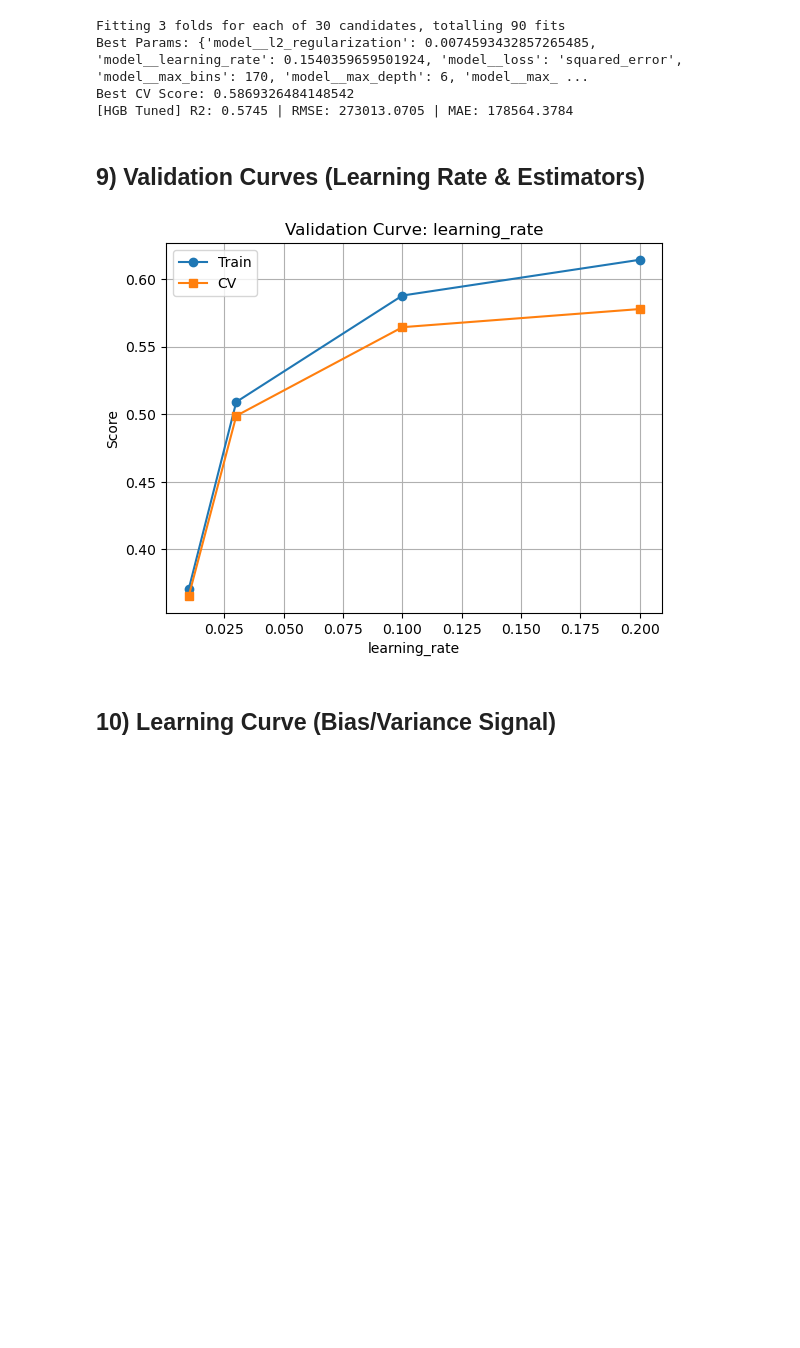
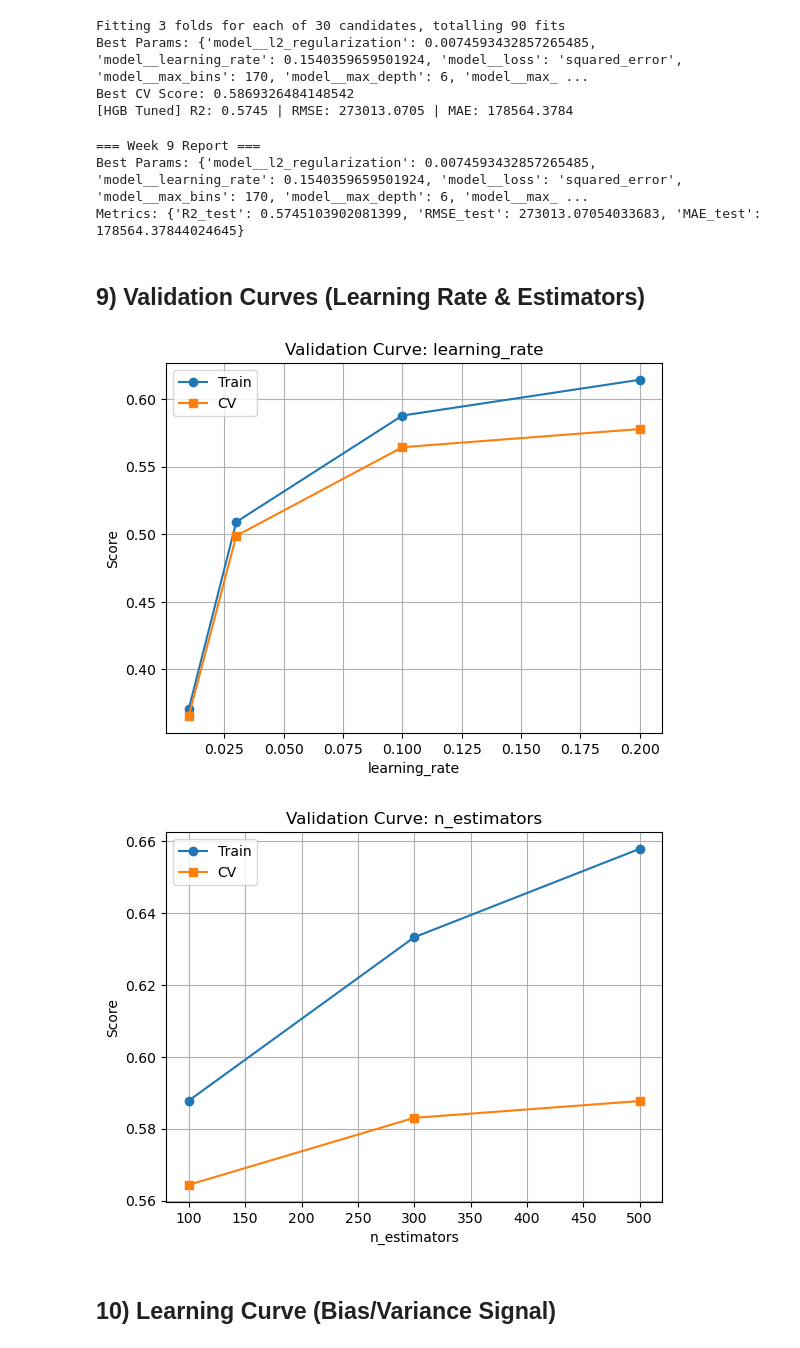
Before and after one commit to tetianakravchuk/Data-Science-Capstone, a Jupyter notebook: Wk9_JupyterNotebook_Kravchuk.ipynb, the cells around one changed output. Drawn from its saved outputs; the diff is of its cells as text; code cells hidden in the pictures; blank space fills up the shorter version.

```diff
--- a/Wk9_JupyterNotebook_Kravchuk.ipynb
+++ b/Wk9_JupyterNotebook_Kravchuk.ipynb
@@ -39,6 +39,10 @@ from sklearn.ensemble import GradientBoostingRegressor, GradientBoostingClassifi
 
 import matplotlib.pyplot as plt
 
+from tempfile import TemporaryDirectory
+_cache = TemporaryDirectory()
+PIPE_MEM = _cache.name
+
 RANDOM_STATE = 42
 np.set_printoptions(suppress=True)
 pd.set_option('display.max_columns', 100)
@@ -239,7 +243,7 @@ else:
 pipe = Pipeline([
     ("preprocessor", preprocessor),
     ("model", base_model)
-])
+], memory=PIPE_MEM)
 
 
 pipe.fit(X_train, y_train)
@@ -248,7 +252,7 @@ pipe.fit(X_train, y_train)
 if task == "regression":
     y_pred = pipe.predict(X_test)
     r2 = r2_score(y_test, y_pred)
-    mse = mean_squared_error(y_test, y_pred)   # manual RMSE for broad sklearn support
+    mse = mean_squared_error(y_test, y_pred)
     rmse = np.sqrt(mse)
     mae = mean_absolute_error(y_test, y_pred)
     print(f"[Baseline] R2: {r2:.4f} | RMSE: {rmse:.4f} | MAE: {mae:.4f}")
@@ -296,9 +300,8 @@ else:
 
 pipe = Pipeline([
     ("preprocessor", preprocessor),
-    ("model", model),
-])
-
+    ("model", model)
+], memory=PIPE_MEM)
 
 param_dist = {
     "model__learning_rate": loguniform(1e-3, 2e-1),
@@ -333,7 +336,7 @@ best_pipe = rnd.best_estimator_
 y_pred = best_pipe.predict(X_test)
 if task == "regression":
     r2 = r2_score(y_test, y_pred)
-    rmse = np.sqrt(mean_squared_error(y_test, y_pred))  # no 'squared' arg
+    rmse = np.sqrt(mean_squared_error(y_test, y_pred))
     mae = mean_absolute_error(y_test, y_pred)
     print(f"[HGB Tuned] R2: {r2:.4f} | RMSE: {rmse:.4f} | MAE: {mae:.4f}")
 else:
@@ -344,38 +347,60 @@ Fitting 3 folds for each of 30 candidates, totalling 90 fits
 Best Params: {'model__l2_regularization': 0.0074593432857265485, 'model__learning_rate': 0.1540359659501924, 'model__loss': 'squared_error', 'model__max_bins': 170, 'model__max_depth': 6, 'model__max_ ...
 Best CV Score: 0.5869326484148542
 [HGB Tuned] R2: 0.5745 | RMSE: 273013.0705 | MAE: 178564.3784
+# %%
+# === Week 9 report snippet ===
+best_params = rnd.best_params_
+y_pred = best_pipe.predict(X_test)
+
+if task == "regression":
+    report = dict(
+        R2_test = r2_score(y_test, y_pred),
+        RMSE_test = float(np.sqrt(mean_squared_error(y_test, y_pred))),
+        MAE_test = float(mean_absolute_error(y_test, y_pred)),
+    )
+else:
+    report = dict(Accuracy_test = accuracy_score(y_test, y_pred))
+
+print("\n=== Week 9 Report ===")
+print("Best Params:", best_params)
+print("Metrics:", report)
+# %% [output]
+=== Week 9 Report ===
+Best Params: {'model__l2_regularization': 0.0074593432857265485, 'model__learning_rate': 0.1540359659501924, 'model__loss': 'squared_error', 'model__max_bins': 170, 'model__max_depth': 6, 'model__max_ ...
+Metrics: {'R2_test': 0.5745103902081399, 'RMSE_test': 273013.07054033683, 'MAE_test': 178564.37844024645}
 # %% [markdown]
 ## 9) Validation Curves (Learning Rate & Estimators)
 # %%
 
 def plot_validation_curve(param_name, param_range):
     est = GradientBoostingRegressor(random_state=RANDOM_STATE) if task=="regression" else GradientBoostingClassifier(random_state=RANDOM_STATE)
-    pipe_v = Pipeline([("preprocessor", preprocessor), ("model", est)])
+    pipe_v = Pipeline([("preprocessor", preprocessor), ("model", est)], memory=PIPE_MEM)
     train_scores, test_scores = validation_curve(
         pipe_v, X_train, y_train,
         param_name=f"model__{param_name}",
         param_range=param_range,
         cv=3,
         scoring=("r2" if task=="regression" else "accuracy"),
         n_jobs=-1
     )
     train_mean = train_scores.mean(axis=1)
     test_mean = test_scores.mean(axis=1)
 
     plt.figure()
     plt.plot(param_range, train_mean, marker="o", label="Train")
     plt.plot(param_range, test_mean, marker="s", label="CV")
     plt.xlabel(param_name)
     plt.ylabel("Score")
     plt.title(f"Validation Curve: {param_name}")
     plt.legend()
     plt.grid(True)
     plt.show()
 
 plot_validation_curve("learning_rate", [0.01, 0.03, 0.1, 0.2])
 plot_validation_curve("n_estimators", [100, 300, 500])
 # %% [output]
 [figure]
+[figure, added]
 # %% [markdown]
 ## 10) Learning Curve (Bias/Variance Signal)
 # %%
```
Also changed, not shown: parts of 3 cells of this notebook.
